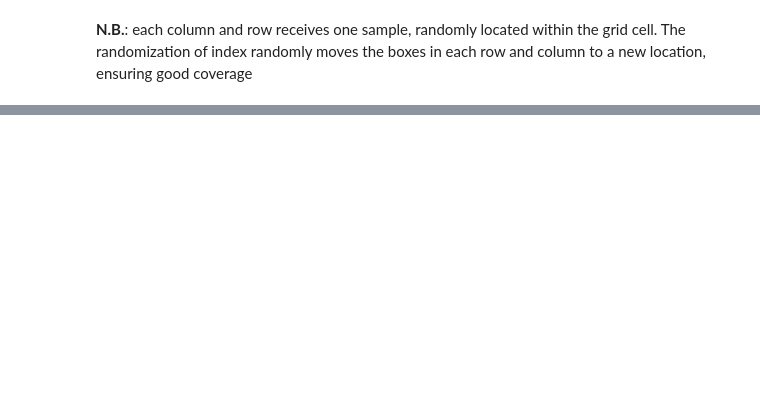
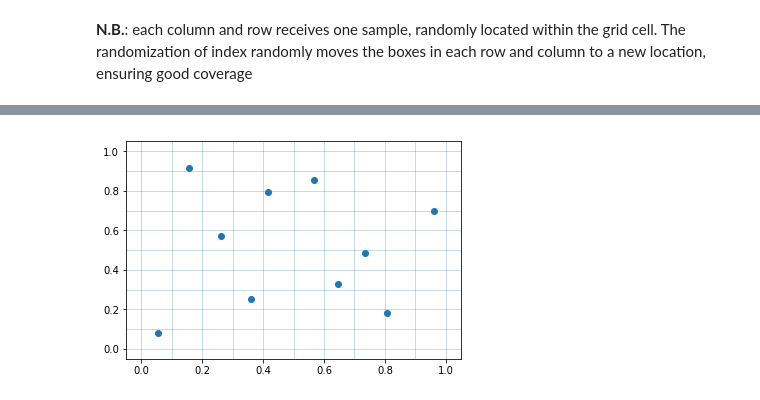
Before and after one commit to usnistgov/CEGO, a Jupyter notebook: notebooks/LatinHypercubeSampling.ipynb, the cells around one changed output, grey strips where cells are left out. Saved outputs shown, nothing was run; the diff lists cells and outputs as text; code cells hidden in the pictures; blank space fills up the shorter version.

```diff
--- a/notebooks/LatinHypercubeSampling.ipynb
+++ b/notebooks/LatinHypercubeSampling.ipynb
@@ -80,0 +81,16 @@ plt.show()
+# %%
+# And now with the C++ code...
+#
+# Plot our permuted LHS samples and the grid lines to confirm they are all distributed
+import PyCEGO
+Npop = 10
+Nparam = 2
+population = PyCEGO.LHS_samples(Npop, Nparam)
+fig,ax = plt.subplots(1,1)
+for _x in np.linspace(0,1,Npop+1):
+    ax.axhline(_x,dashes=[2,2],lw=0.5)
+    ax.axvline(_x,dashes=[2,2],lw=0.5)
+ax.plot(population[:,0],population[:,1],'o')
+plt.show()
+# %% [output]
+[figure, added]
```
Also changed, not shown: parts of 5 cells of this notebook, 2 other files.
